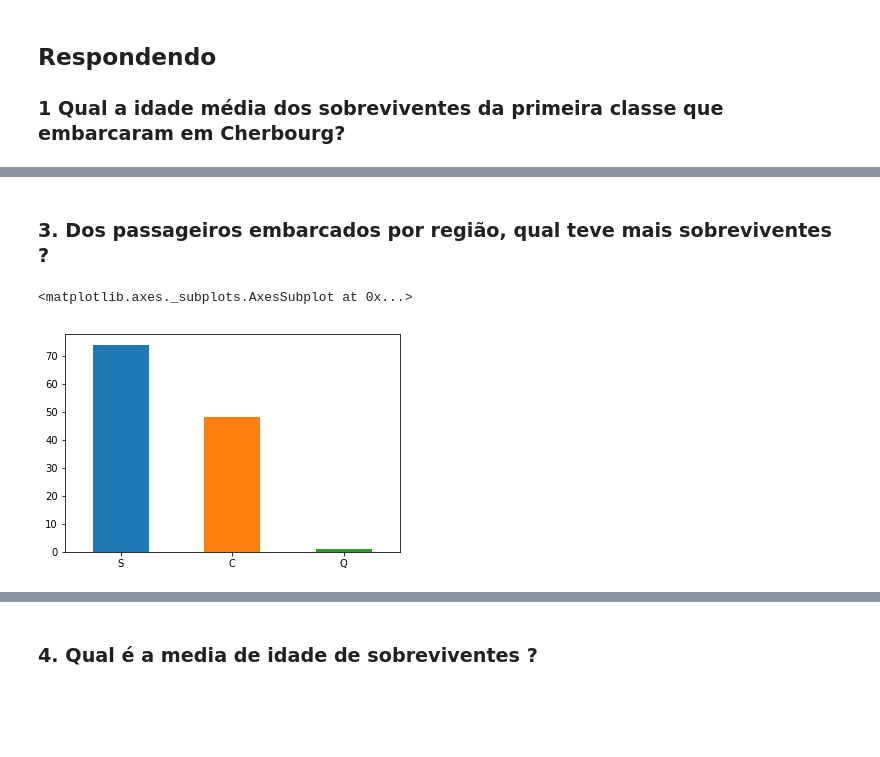
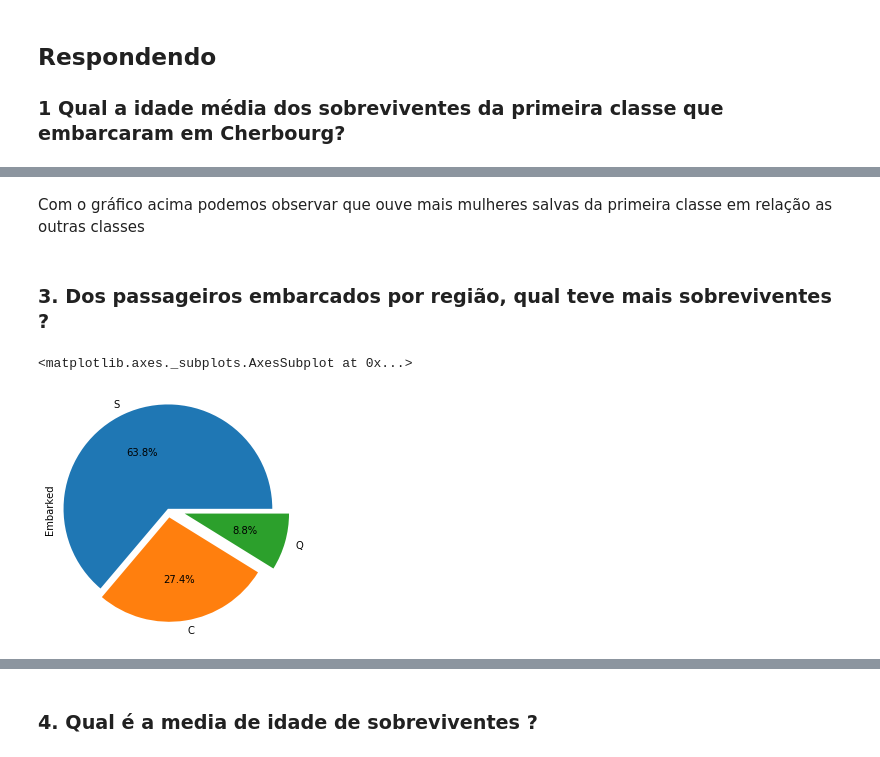
Before and after one commit to ronan-hilario96/kaggle-titanic, a Jupyter notebook: Titanic.ipynb, the cells around one changed output, grey strips where cells are left out. Cells and saved outputs as stored; diff of their text form; code cells hidden in the pictures; blank space fills up the shorter version.

```diff
--- a/Titanic.ipynb
+++ b/Titanic.ipynb
@@ -42,2 +39,0 @@ Explique por que dessa pergunta, o que motivou ela.
-# %%
-df_titanic.dropna(inplace=True, how='any')
@@ -74,3 +44,6 @@ def grafico_idade(age):
+# %%
+df_titanic["faixa_etaria"] = pd.cut(df_titanic.Age, [0, 14, 50, 150], labels=["criancas", "adultos", "idosos"])
+df_titanic['SurvivedNo'] = df_titanic['Survived'].map({0:1,1:0})
 # %% [markdown]
 ## Respondendo
 ### 1 Qual a idade média dos sobreviventes da primeira classe que embarcaram em Cherbourg?
@@ -108,7 +64,9 @@ Text(0, 0.5, '')
+# %% [markdown]
+Com o gráfico acima podemos observar que ouve mais mulheres salvas da primeira classe em relação as outras classes
 # %% [markdown]
 ### 3. Dos passageiros embarcados por região, qual teve mais sobreviventes ?
 # %%
-df_titanic.query('Survived == 1')['Embarked'].value_counts().plot.bar(x='lab', y='val', rot=0)
+df_titanic.query('Survived == 1')['Embarked'].value_counts().plot.pie(explode = (0, .1, .2), radius = 1.2, autopct = '%1.1f%%')
 # %% [output]
 <matplotlib.axes._subplots.AxesSubplot at 0x...>
-[figure, old version]
+[figure, new version]
```
Also changed, not shown: parts of 22 cells of this notebook.
